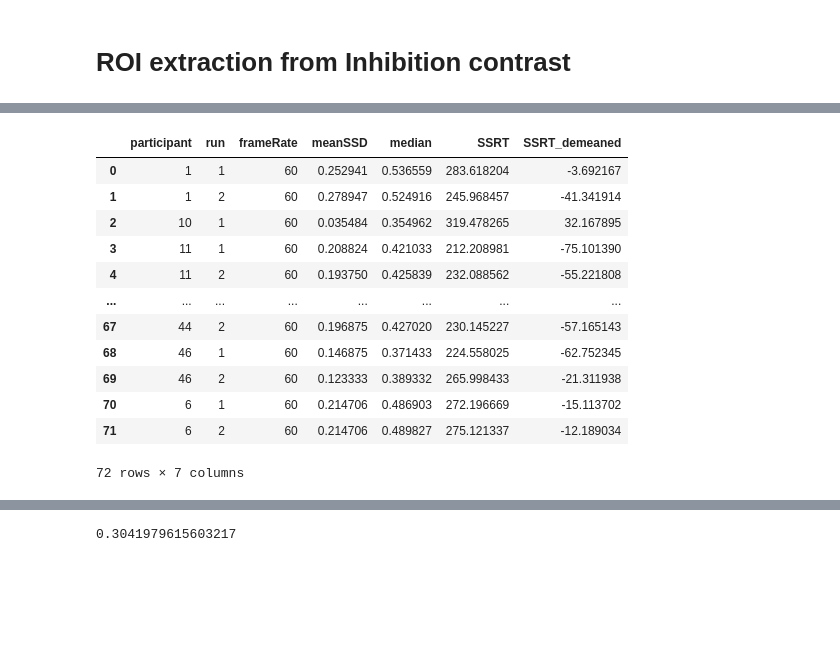
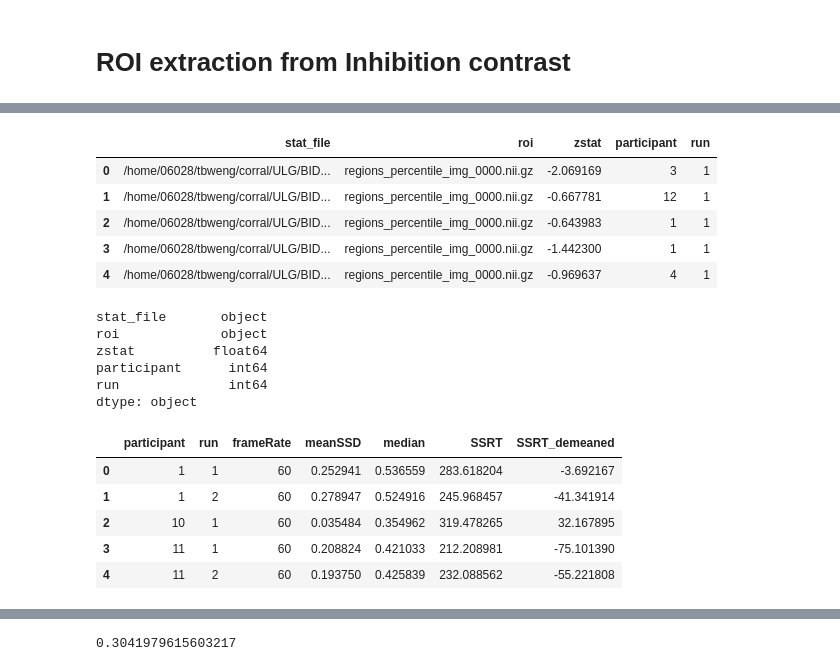
Before and after one commit to tbweng/ULG, a Jupyter notebook: analyses/brain-behavior_analysis.ipynb, the cells around one changed output, grey strips where cells are left out. Cells and saved outputs as stored; diff of their text form; code cells hidden in the pictures; blank space fills up the shorter version.

```diff
--- a/analyses/brain-behavior_analysis.ipynb
+++ b/analyses/brain-behavior_analysis.ipynb
@@ -80,21 +100,38 @@ for img in image.iter_img(regions_percentile_img):
+# %%
+df['participant'] = df['stat_file'].str.split("/",expand=True)[13].str.split('_', expand = True)[1].str.split('-', expand = True)[1].str.strip('0')
+df['run'] = df['stat_file'].str.split("/",expand=True)[13].str.split('_', expand = True)[0].str.split('0', expand = True)[1]
+
+df['participant'] = df['participant'].astype(int)
+df['run'] = df['run'].astype(int)
+
+df.head()
+# %% [output]
+|  | stat_file | roi | zstat | participant | run |
+| 0 | /home/06028/tbweng/corral/ULG/BID... | regions_percentile_img_0000.nii.gz | -2.069169 | 3 | 1 |
+| 1 | /home/06028/tbweng/corral/ULG/BID... | regions_percentile_img_0000.nii.gz | -0.667781 | 12 | 1 |
+| 2 | /home/06028/tbweng/corral/ULG/BID... | regions_percentile_img_0000.nii.gz | -0.643983 | 1 | 1 |
+| 3 | /home/06028/tbweng/corral/ULG/BID... | regions_percentile_img_0000.nii.gz | -1.442300 | 1 | 1 |
+| 4 | /home/06028/tbweng/corral/ULG/BID... | regions_percentile_img_0000.nii.gz | -0.969637 | 4 | 1 |
+# %%
+df.dtypes
+# %% [output]
+stat_file       object
+roi             object
+zstat          float64
+participant      int64
+run              int64
+dtype: object
 # %%
 # load behavioral measure
 
 ssrt = pd.read_csv('ssrt.csv')
 ssrt['SSRT_demeaned'] = ssrt.SSRT - ssrt.SSRT.mean()
 
-ssrt
+ssrt.head()
 # %% [output]
 |  | participant | run | frameRate | meanSSD | median | SSRT | SSRT_demeaned |
 | 0 | 1 | 1 | 60 | 0.252941 | 0.536559 | 283.618204 | -3.692167 |
 | 1 | 1 | 2 | 60 | 0.278947 | 0.524916 | 245.968457 | -41.341914 |
 | 2 | 10 | 1 | 60 | 0.035484 | 0.354962 | 319.478265 | 32.167895 |
 | 3 | 11 | 1 | 60 | 0.208824 | 0.421033 | 212.208981 | -75.101390 |
 | 4 | 11 | 2 | 60 | 0.193750 | 0.425839 | 232.088562 | -55.221808 |
-| ... | ... | ... | ... | ... | ... | ... | ... |
-| 67 | 44 | 2 | 60 | 0.196875 | 0.427020 | 230.145227 | -57.165143 |
-| 68 | 46 | 1 | 60 | 0.146875 | 0.371433 | 224.558025 | -62.752345 |
-| 69 | 46 | 2 | 60 | 0.123333 | 0.389332 | 265.998433 | -21.311938 |
-| 70 | 6 | 1 | 60 | 0.214706 | 0.486903 | 272.196669 | -15.113702 |
-| 71 | 6 | 2 | 60 | 0.214706 | 0.489827 | 275.121337 | -12.189034 |
-72 rows × 7 columns
```
Also changed, not shown: parts of 11 cells of this notebook.
